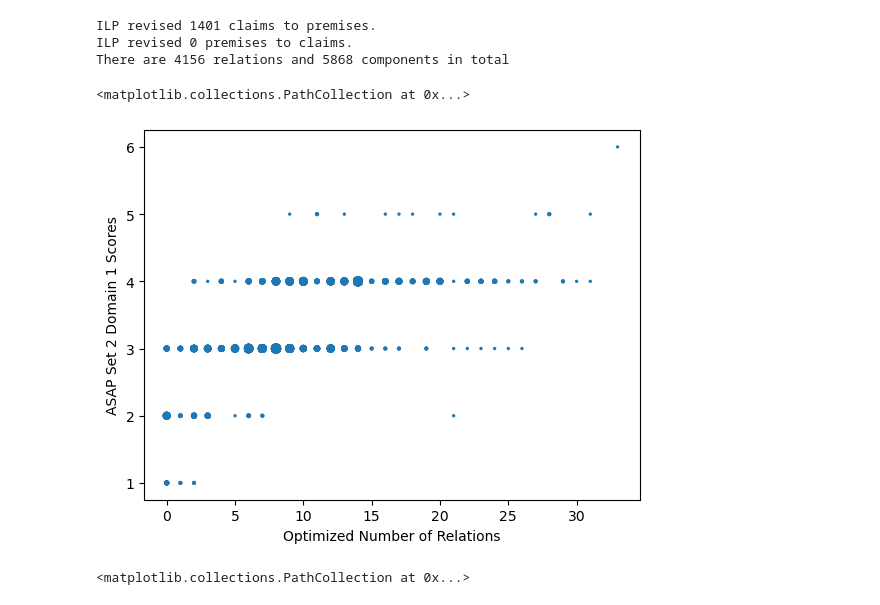
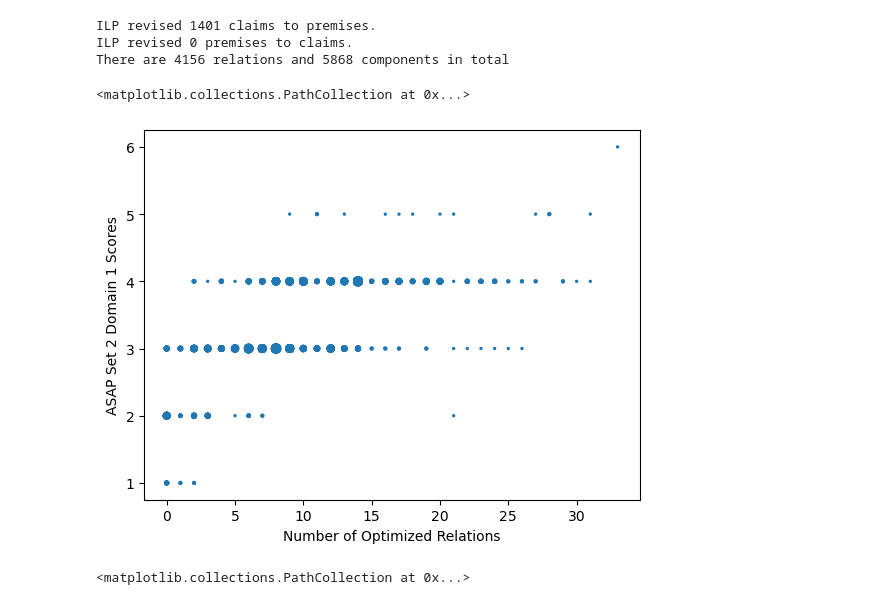
Before and after one commit to KevinPHX/CS333AES, a Jupyter notebook: stab/notebooks/asap_persuasive.ipynb, the cells around one changed output. Drawn from its saved outputs; the diff is of its cells as text; code cells hidden in the pictures.

Commit message:
changed the label of one of the graphs

```diff
--- a/stab/notebooks/asap_persuasive.ipynb
+++ b/stab/notebooks/asap_persuasive.ipynb
@@ -85,16 +85,16 @@ for essay in sample:
 # %%
 import matplotlib.pyplot as plt
 # %%
-plt.xlabel("Optimized Number of Relations")
+plt.xlabel("Number of Optimized Relations")
 plt.ylabel("ASAP Set 2 Domain 1 Scores")
 X = num_relations
 Y = scores
 c = Counter(zip(X,Y))
 S = [2*c[(x,y)] for x,y in zip(X,Y)]
 plt.scatter(X, Y,s=S)
 # %% [output]
 <matplotlib.collections.PathCollection at 0x...>
-[figure, old version]
+[figure, new version]
 # %%
 plt.xlabel("Proportion of Supported Claims")
 plt.ylabel("ASAP Set 2 Domain 1 Scores")
```
Also changed, not shown: 1 other file.
